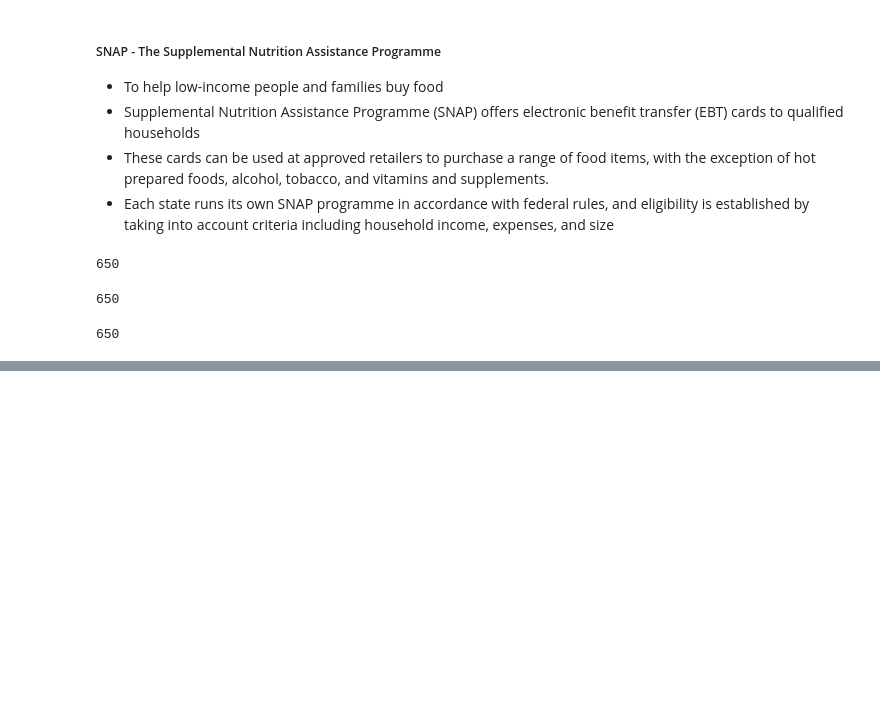
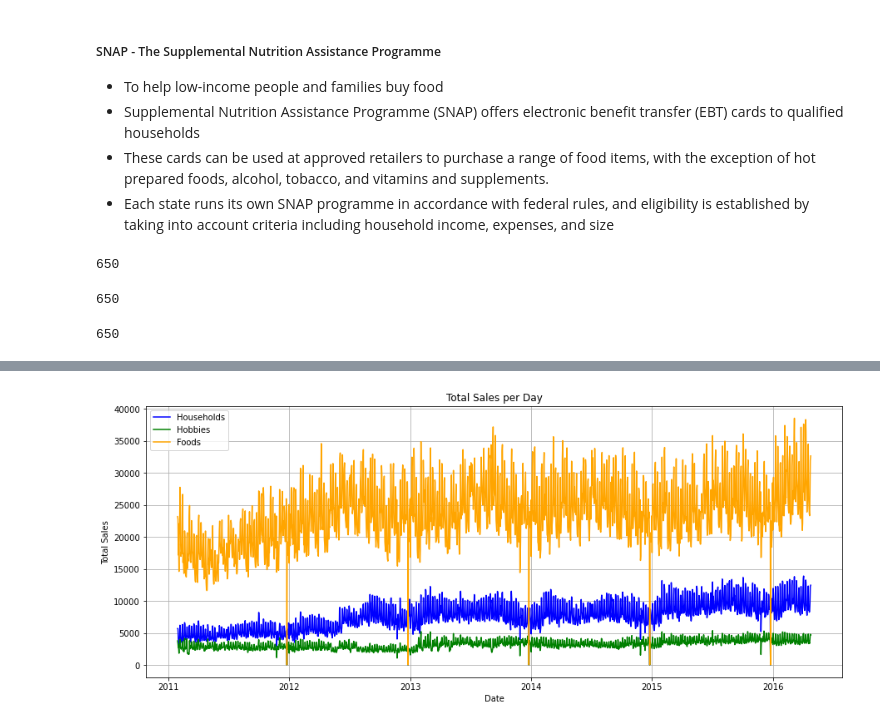
Before and after one commit to aaronmonash24/FYP, a Jupyter notebook: Data Analysis/DataExploration.ipynb, the cells around one changed output, grey strips where cells are left out. Drawn from its saved outputs; the diff is of its cells as text; code cells hidden in the pictures; blank space fills up the shorter version.

```diff
--- a/Data Analysis/DataExploration.ipynb
+++ b/Data Analysis/DataExploration.ipynb
@@ -728,0 +717,5 @@ foods_try_1['Religious'] = foods_try_1['Religious'].astype(int)
+# %%
+foods = pd.read_csv('foods_df.csv')
+# %%
+foods['date'] = pd.to_datetime(foods['date'])
+daily_sales_food = foods.groupby('date')['sold'].sum()
@@ -729,3 +989,16 @@ foods_try_1['Religious'] = foods_try_1['Religious'].astype(int)
+# %%
+plt.figure(figsize=(15, 6))
+plt.plot(daily_sales_hh.index, daily_sales_hh.values,color='blue', label='Households')
+plt.plot(daily_sales_hb.index, daily_sales_hb.values,color='green', label='Hobbies')
+plt.plot(daily_sales_food.index, daily_sales_food.values,color='orange', label='Foods')
+plt.title('Total Sales per Day')
+plt.xlabel('Date')
+plt.ylabel('Total Sales')
+plt.grid(True)
+plt.legend()
+plt.show()
+# %% [output]
+[figure, added]
 # %%
 # How do sales volumes change during and after events?
 # Are there specific types of events that have a significant impact on sales?
```
Also changed, not shown: parts of 72 cells of this notebook.
